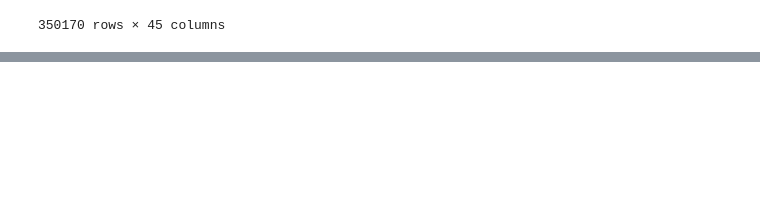
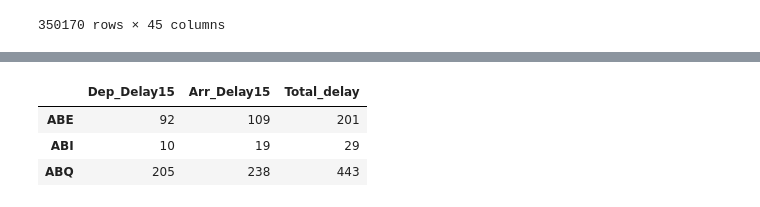
Before and after one commit to Engu12/Engu_Capstone, a Jupyter notebook: Capstone Notebook/Capstone Data Cleaning with Python.ipynb, the cells around one changed output, grey strips where cells are left out. Saved outputs shown, nothing was run; the diff lists cells and outputs as text; code cells hidden in the pictures; blank space fills up the shorter version.

Commit message:
A total delay calculated and added ( Dep+Arr) Feb20 !

```diff
--- a/Capstone Notebook/Capstone Data Cleaning with Python.ipynb
+++ b/Capstone Notebook/Capstone Data Cleaning with Python.ipynb
@@ -322,0 +290,8 @@ Airport_DepDelayTop50_Feb20 .plot.bar(title='Number of delayed flights by Airpor
+# %%
+Airport_Delay_Feb20['Total_delay']=Airport_Delay_Feb20['Dep_Delay15']+Airport_Delay_Feb20['Arr_Delay15']
+Airport_Delay_Feb20.head(3)
+# %% [output]
+|  | Dep_Delay15 | Arr_Delay15 | Total_delay |
+| ABE | 92 | 109 | 201 |
+| ABI | 10 | 19 | 29 |
+| ABQ | 205 | 238 | 443 |
```
Also changed, not shown: parts of 32 cells of this notebook.
